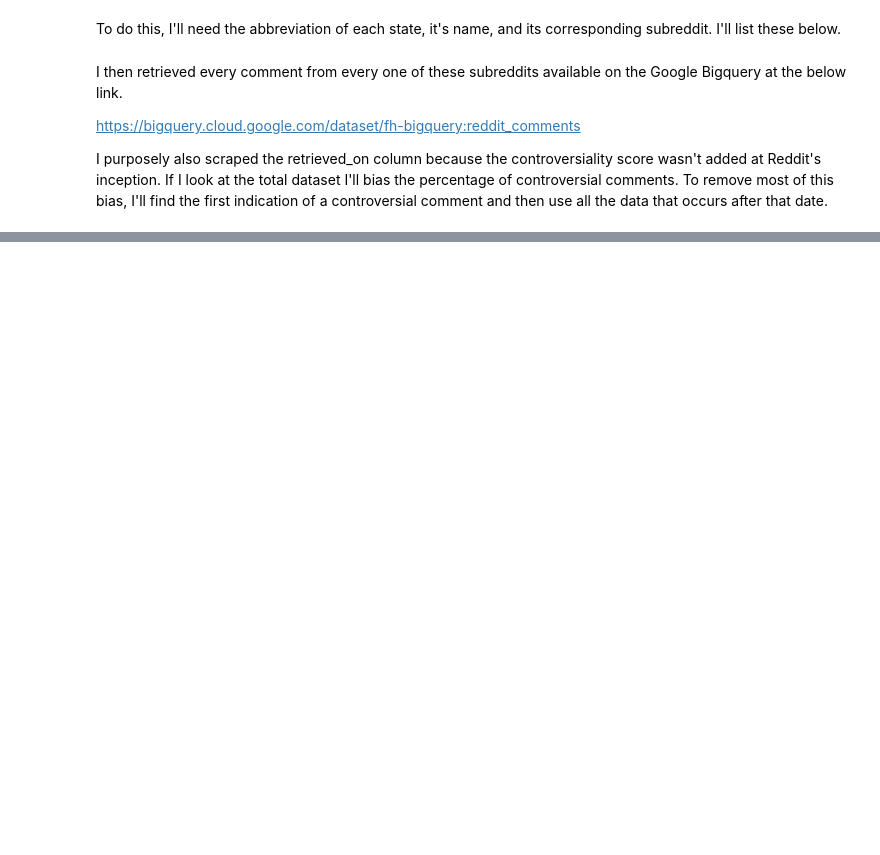
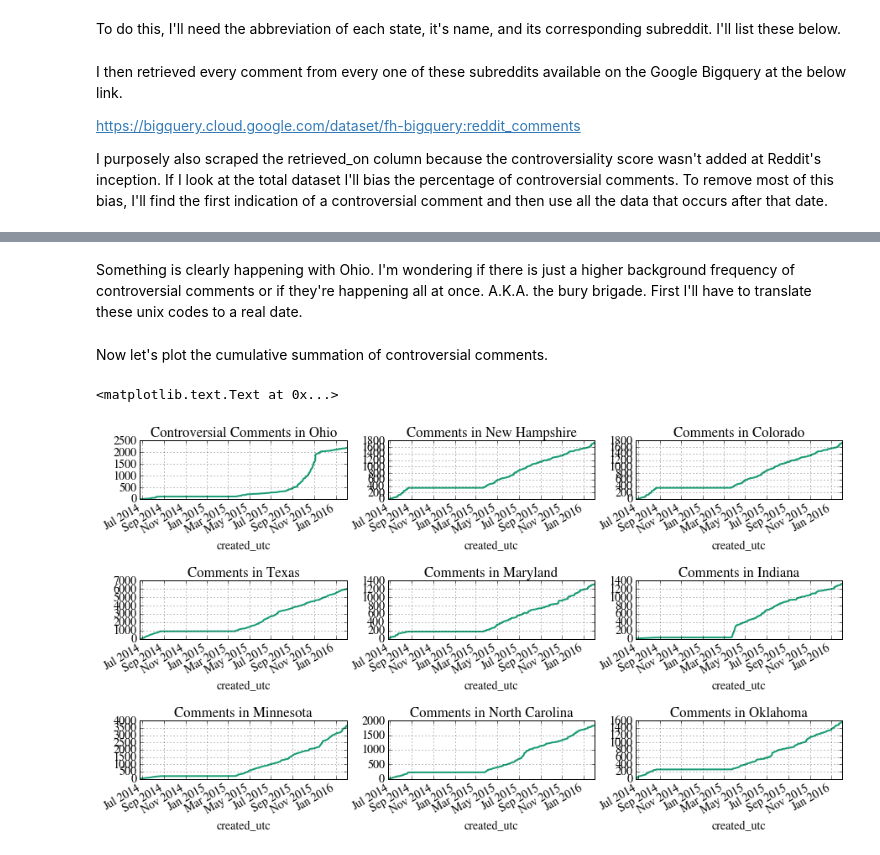
Before and after one commit to BrendanColon/state_subreddit_controversial_comments, a Jupyter notebook: Reddit Controversial Comment Analysis.ipynb, the cells around one changed output, grey strips where cells are left out. Cells and saved outputs as stored; diff of their text form; code cells hidden in the pictures; blank space fills up the shorter version.

```diff
--- a/Reddit Controversial Comment Analysis.ipynb
+++ b/Reddit Controversial Comment Analysis.ipynb
@@ -234,0 +294,2 @@ make_map(state_comment_df['Average Controversial Comment'], "Percent of comments
+# %% [markdown]
+Something is clearly happening with Ohio. I'm wondering if there is just a higher background frequency of controversial comments or if they're happening all at once. A.K.A. the bury brigade. First I'll have to translate these unix codes to a real date.
@@ -234,0 +300,61 @@ make_map(state_comment_df['Average Controversial Comment'], "Percent of comments
+# %% [markdown]
+Now let's plot the cumulative summation of controversial comments.
+# %%
+def create_cumsum(state_name, reddit_comments):
+    '''creates a function that creates a cumulative summation of controversial posts'''
+    state_comments = reddit_comments[reddit_comments['subreddit'] == state_name]
+    state_comments = state_comments.sort(['created_utc'], ascending=True)
+    state_cumsum = pd.Series(state_comments['controversiality'].tolist(), index=state_comments['created_utc'])
+    state_cumsum = state_cumsum.cumsum()
+    return state_cumsum
+# %%
+ohio_cumsum = create_cumsum('ohio', state_comments)
+new_hampshire_cumsum = create_cumsum('newhampshire', state_comments)
+colorado_cumsum = create_cumsum('newhampshire', state_comments)
+texas_cumsum = create_cumsum('texas', state_comments)
+maryland_cumsum = create_cumsum('maryland', state_comments)
+indiana_cumsum = create_cumsum('indiana', state_comments)
+minnesota_cumsum = create_cumsum('minnesota', state_comments)
+nc_cumsum = create_cumsum('northcarolina', state_comments)
+oklahoma_cumsum = create_cumsum('oklahoma', state_comments)
+# %%
+fig = plt.figure(figsize=(15,8), dpi=1600)
+
+ax1 = plt.subplot2grid((5,3),(0,0))
+ohio_cumsum.plot()
+plt.title("Controversial Comments in Ohio")
+
+plt.subplot2grid((5,3),(0,1))
+new_hampshire_cumsum.plot()
+plt.title("Comments in New Hampshire")
+
+plt.subplot2grid((5,3),(0,2))
+colorado_cumsum.plot()
+plt.title("Comments in Colorado")
+
+plt.subplot2grid((5,3),(2,0))
+texas_cumsum.plot()
+plt.title("Comments in Texas")
+
+plt.subplot2grid((5,3),(2,1))
+maryland_cumsum.plot()
+plt.title("Comments in Maryland")
+
+plt.subplot2grid((5,3),(2,2))
+indiana_cumsum.plot()
+plt.title("Comments in Indiana")
+
+plt.subplot2grid((5,3),(4,0))
+minnesota_cumsum.plot()
+plt.title("Comments in Minnesota")
+
+plt.subplot2grid((5,3),(4,1))
+nc_cumsum.plot()
+plt.title("Comments in North Carolina")
+
+plt.subplot2grid((5,3),(4,2))
+oklahoma_cumsum.plot()
+plt.title("Comments in Oklahoma")
+# %% [output]
+<matplotlib.text.Text at 0x...>
+[figure, added]
```
Also changed, not shown: parts of 30 cells of this notebook.
